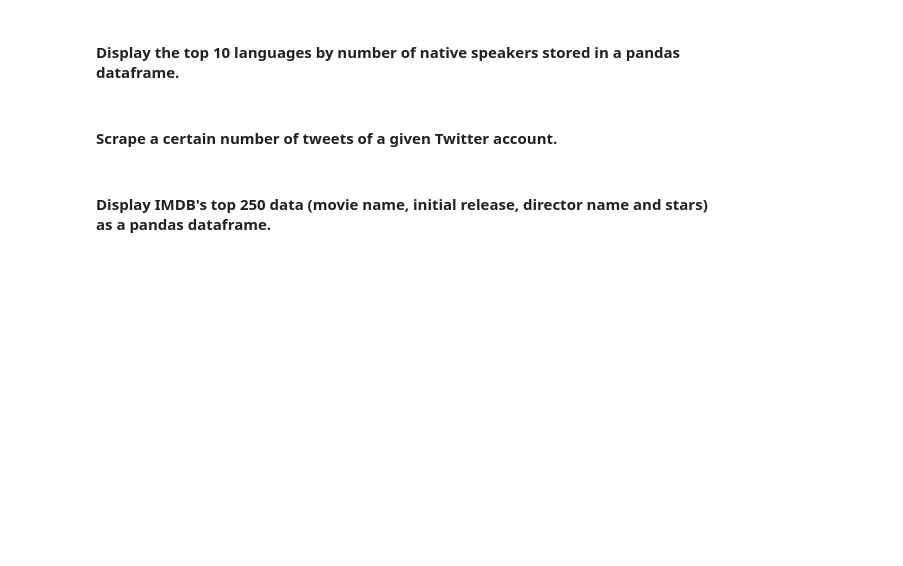
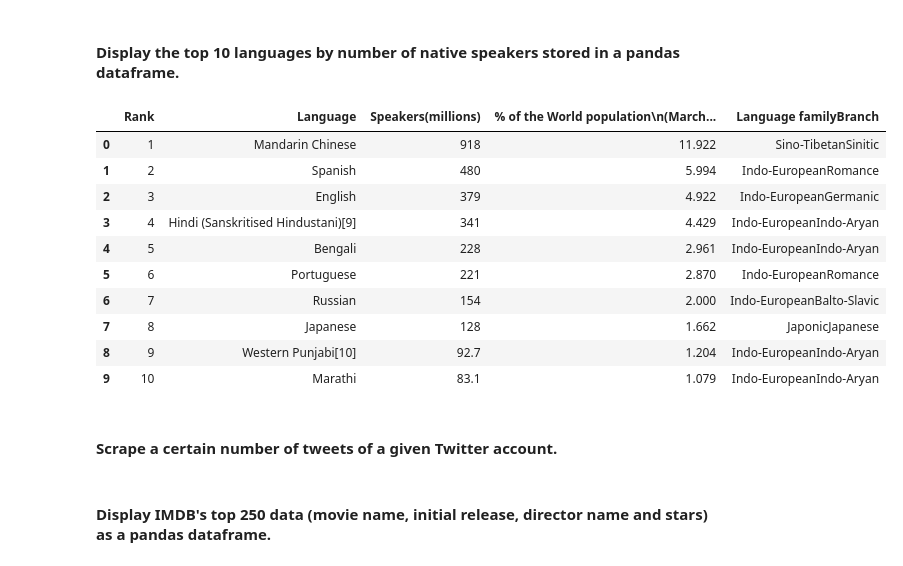
Before and after one commit to ta-data-lis/lab-web-scraping, a Jupyter notebook: your-code/main.ipynb, the cells around one changed output. Drawn from its saved outputs; the diff is of its cells as text; code cells hidden in the pictures; blank space fills up the shorter version.

```diff
--- a/your-code/main.ipynb
+++ b/your-code/main.ipynb
@@ -153,3 +321,33 @@ url = 'https://en.wikipedia.org/wiki/List_of_languages_by_number_of_native_speak
+# %%
+# your code here
+response = requests.get(url)
+soup = BeautifulSoup(response.content, features = 'lxml')
+wikitable = soup.find('table', attrs = {'class' : 'wikitable'})
+table_rows = wikitable.find_all('tr')
+cols = [th.text.strip('\n') for th in wikitable.find_all('th')]
+
+#QUES - Is it possible to do this without appending?
+rows = []
+for tr in table_rows:
+    td = tr.find_all('td')
+    row = [tr.text.strip('\n') for tr in td]
+    rows.append(row)
+
+
+df = pd.DataFrame(rows[1:], columns = cols)
+df.head(10)
+# %% [output]
+|  | Rank | Language | Speakers(millions) | % of the World population\n(March... | Language familyBranch |
+| 0 | 1 | Mandarin Chinese | 918 | 11.922 | Sino-TibetanSinitic |
+| 1 | 2 | Spanish | 480 | 5.994 | Indo-EuropeanRomance |
+| 2 | 3 | English | 379 | 4.922 | Indo-EuropeanGermanic |
+| 3 | 4 | Hindi (Sanskritised Hindustani)[9] | 341 | 4.429 | Indo-EuropeanIndo-Aryan |
+| 4 | 5 | Bengali | 228 | 2.961 | Indo-EuropeanIndo-Aryan |
+| 5 | 6 | Portuguese | 221 | 2.870 | Indo-EuropeanRomance |
+| 6 | 7 | Russian | 154 | 2.000 | Indo-EuropeanBalto-Slavic |
+| 7 | 8 | Japanese | 128 | 1.662 | JaponicJapanese |
+| 8 | 9 | Western Punjabi[10] | 92.7 | 1.204 | Indo-EuropeanIndo-Aryan |
+| 9 | 10 | Marathi | 83.1 | 1.079 | Indo-EuropeanIndo-Aryan |
 # %% [markdown]
 #### Scrape a certain number of tweets of a given Twitter account.
 # %%
```
Also changed, not shown: parts of 39 cells of this notebook, 1 other file.
